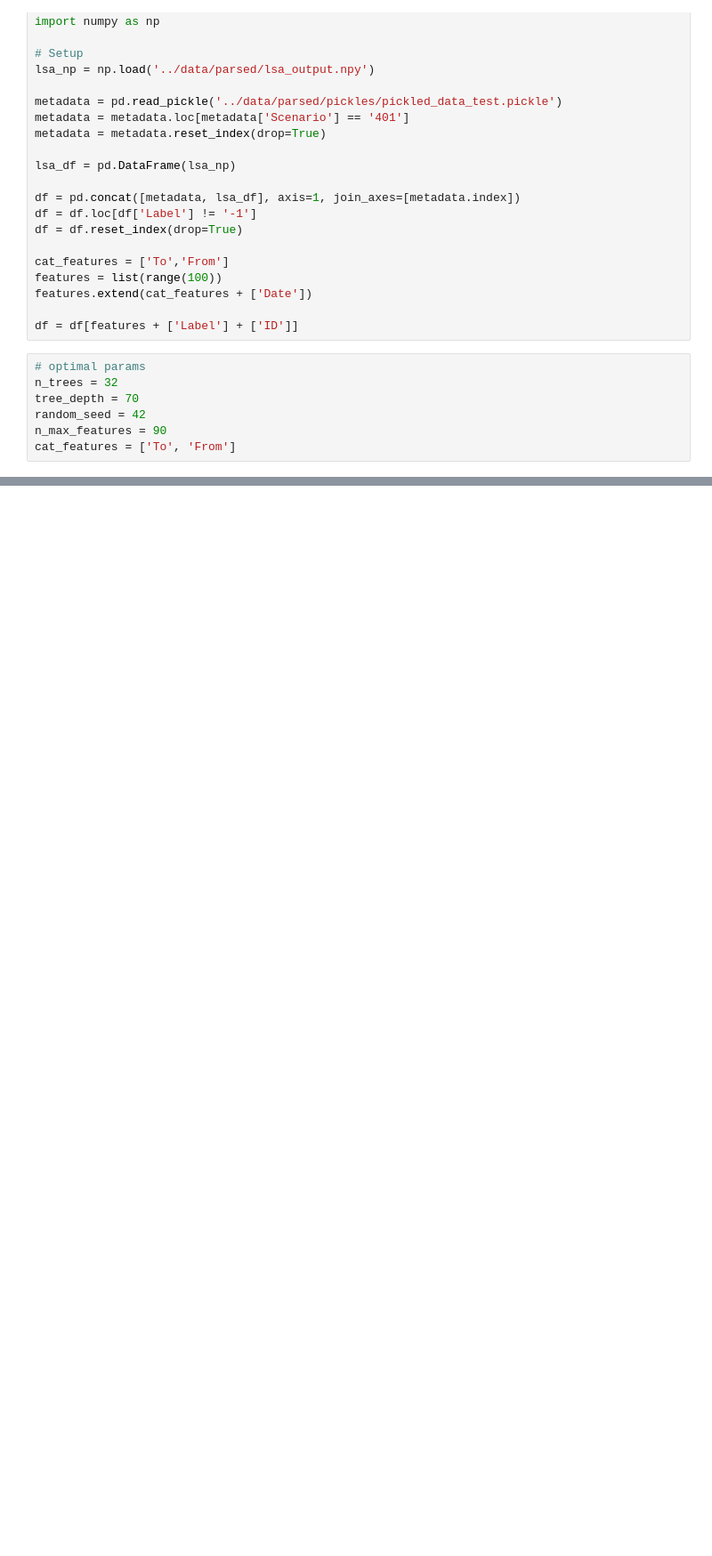
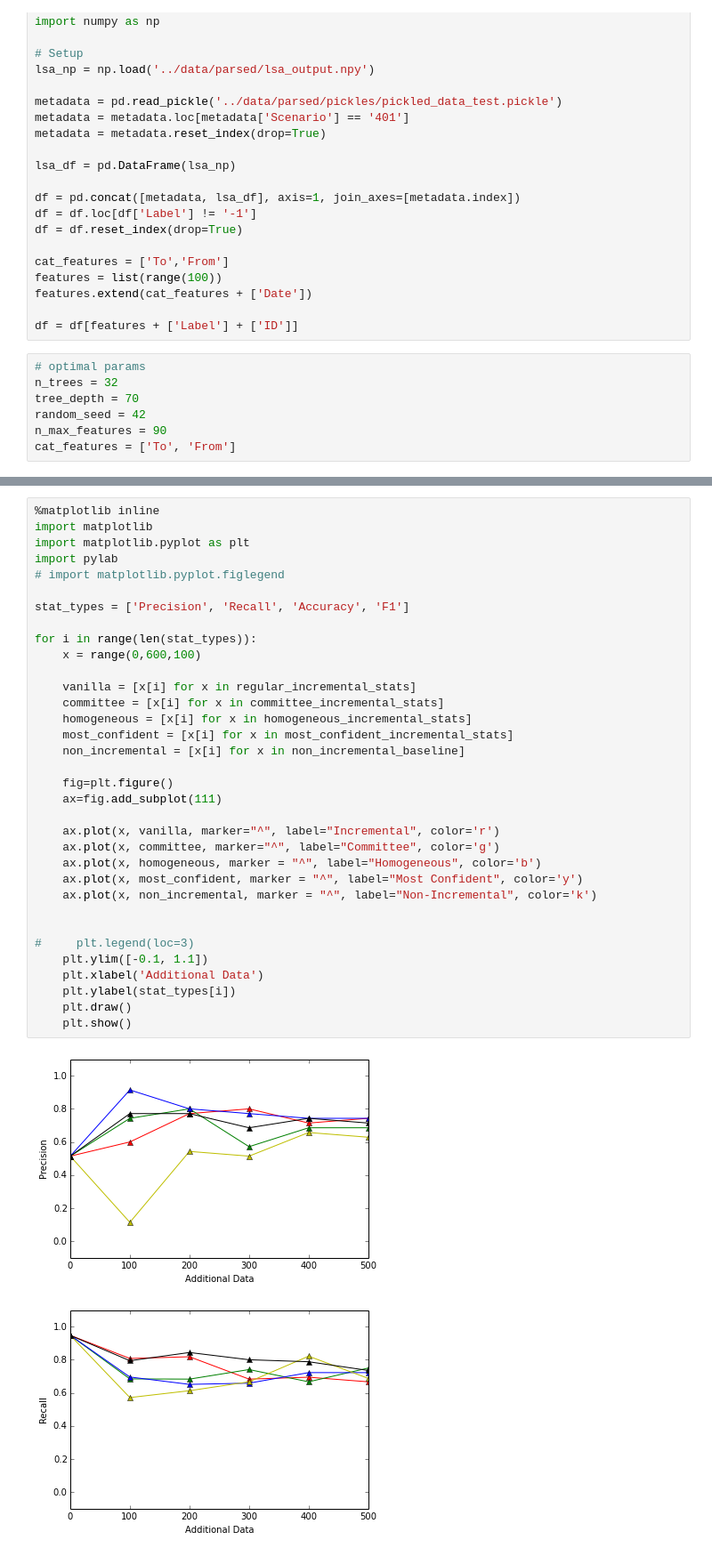
Before and after one commit to xingfanxia/comps_ediscovery, a Jupyter notebook: kimj4_exps/queryMethods.ipynb, the cells around one changed output, grey strips where cells are left out. Shown at 89% size. Saved outputs shown, nothing was run; the diff lists cells and outputs as text; blank space fills up the shorter version.

Commit message:
tons of refactoring, error checking, data collection, among others

```diff
--- a/kimj4_exps/queryMethods.ipynb
+++ b/kimj4_exps/queryMethods.ipynb
@@ -115,0 +112,37 @@ The last point is missing because the system ran out of rows to add
+# %%
+%matplotlib inline
+import matplotlib
+import matplotlib.pyplot as plt
+import pylab
+# import matplotlib.pyplot.figlegend
+
+stat_types = ['Precision', 'Recall', 'Accuracy', 'F1']
+
+for i in range(len(stat_types)):
+    x = range(0,600,100)
+
+    vanilla = [x[i] for x in regular_incremental_stats]
+    committee = [x[i] for x in committee_incremental_stats]
+    homogeneous = [x[i] for x in homogeneous_incremental_stats]
+    most_confident = [x[i] for x in most_confident_incremental_stats]
+    non_incremental = [x[i] for x in non_incremental_baseline]
+
+    fig=plt.figure()
+    ax=fig.add_subplot(111)
+
+    ax.plot(x, vanilla, marker="^", label="Incremental", color='r')
+    ax.plot(x, committee, marker="^", label="Committee", color='g')
+    ax.plot(x, homogeneous, marker = "^", label="Homogeneous", color='b')
+    ax.plot(x, most_confident, marker = "^", label="Most Confident", color='y')
+    ax.plot(x, non_incremental, marker = "^", label="Non-Incremental", color='k')
+
+
+#     plt.legend(loc=3)
+    plt.ylim([-0.1, 1.1])
+    plt.xlabel('Additional Data')
+    plt.ylabel(stat_types[i])
+    plt.draw()
+    plt.show()
+# %% [output]
+[figure, added]
+[figure, added]
```
Also changed, not shown: parts of 14 cells of this notebook, 5 other files.
